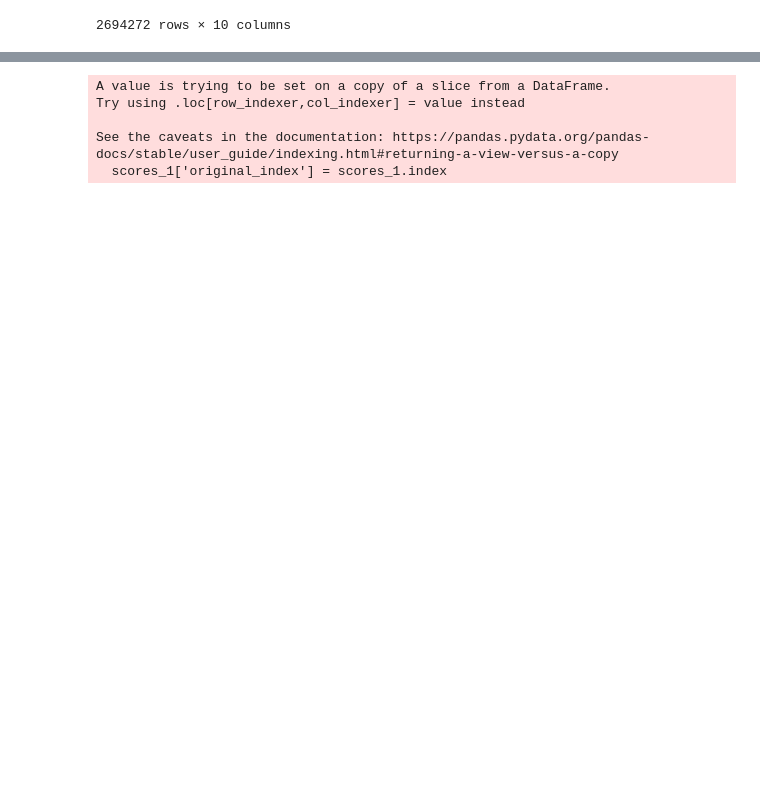
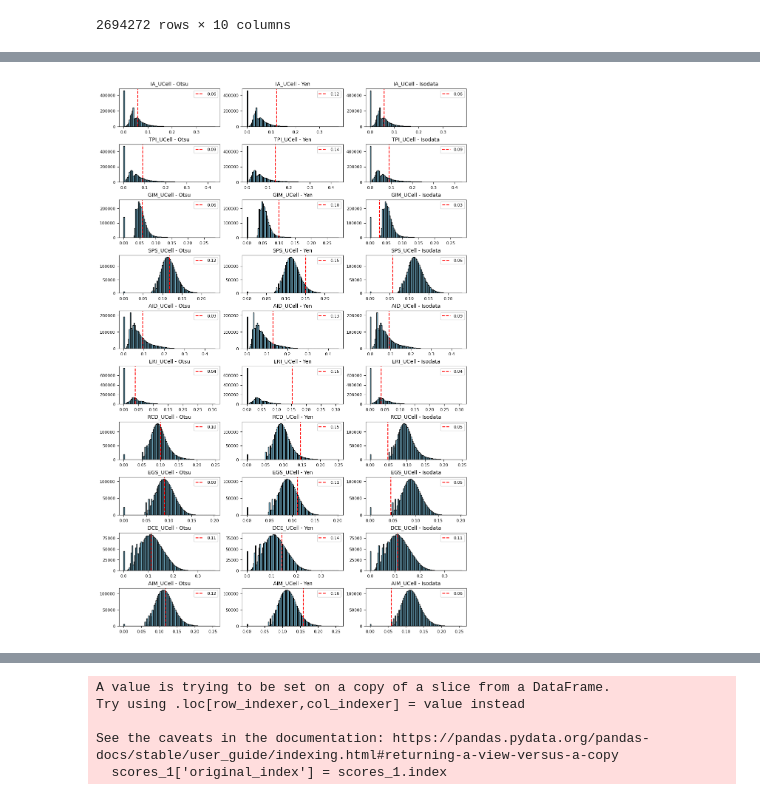
Before and after one commit to iamspriyadarshi/OncoMark_anon, a Jupyter notebook: src/Model_Train_Data_Prep.ipynb, the cells around one changed output, grey strips where cells are left out. Cells and saved outputs as stored; diff of their text form; code cells hidden in the pictures; blank space fills up the shorter version.

```diff
--- a/src/Model_Train_Data_Prep.ipynb
+++ b/src/Model_Train_Data_Prep.ipynb
@@ -29,7 +29,7 @@ meta
 # %%
 # # Filter data based on mitochondrial content and number of RNA
 # %%
-folder_path = '/data1/Projects/functional states/scrnaseq_data'
+folder_path = './scrnaseq_data'
 
 info_list = []
 for folder in os.listdir(folder_path):
@@ -92,7 +98,7 @@ len(cells['sample'].unique())
 # %%
 # Load and merge hallmark specific scores for each single cells
 # %%
-folder_path = '/data1/Projects/functional states/scrnaseq_data'
+folder_path = './scrnaseq_data'
 
 df_list = []
 for folder in os.listdir(folder_path):
@@ -140,3 +148,46 @@ scores1
+# %%
+import matplotlib.pyplot as plt
+import numpy as np
+import pandas as pd
+from skimage.filters import threshold_otsu, threshold_yen, threshold_isodata
+
+# Define your thresholding methods
+threshold_methods = {
+    'Otsu': threshold_otsu,
+    'Yen': threshold_yen,
+    'Isodata': threshold_isodata
+}
+
+# Define your columns
+u_cell_columns = [
+    'IA_UCell', 'TPI_UCell', 'GIM_UCell', 'SPS_UCell', 'AID_UCell',
+    'ERI_UCell', 'RCD_UCell', 'EGS_UCell', 'DCE_UCell', 'AIM_UCell'
+]
+
+# Create a 10 (rows) × 3 (columns) subplot
+fig, axes = plt.subplots(nrows=10, ncols=3, figsize=(10, 15), constrained_layout=True)
+
+for row_idx, hallmark in enumerate(u_cell_columns):
+    data = scores1[hallmark].dropna().to_numpy()
+    data_sorted = np.sort(data)
+    for col_idx, (method_name, method_func) in enumerate(threshold_methods.items()):
+        ax = axes[row_idx, col_idx]
+        try:
+            thresh = method_func(data_sorted)
+        except ValueError:
+            thresh = np.median(data_sorted)
+
+        ax.hist(data_sorted, bins=100, color='skyblue', edgecolor='black')
+        ax.axvline(thresh, color='red', linestyle='--', label=f'{thresh:.2f}')
+        ax.set_title(f'{hallmark} - {method_name}', fontsize=10)
+        ax.tick_params(axis='both', labelsize=8)
+        ax.legend(fontsize=8)
+
+# Save and show the plot
+plt.savefig('UCell_Thresholding_Benchmarking.png', bbox_inches='tight', dpi=1200)
+plt.show()
+# %% [output]
+[figure, added]
 # %%
 # Apply otsu thresolding to categorize continuous hallmark scores
 # %%
```
Also changed, not shown: parts of 4 cells of this notebook, 27 other files.
